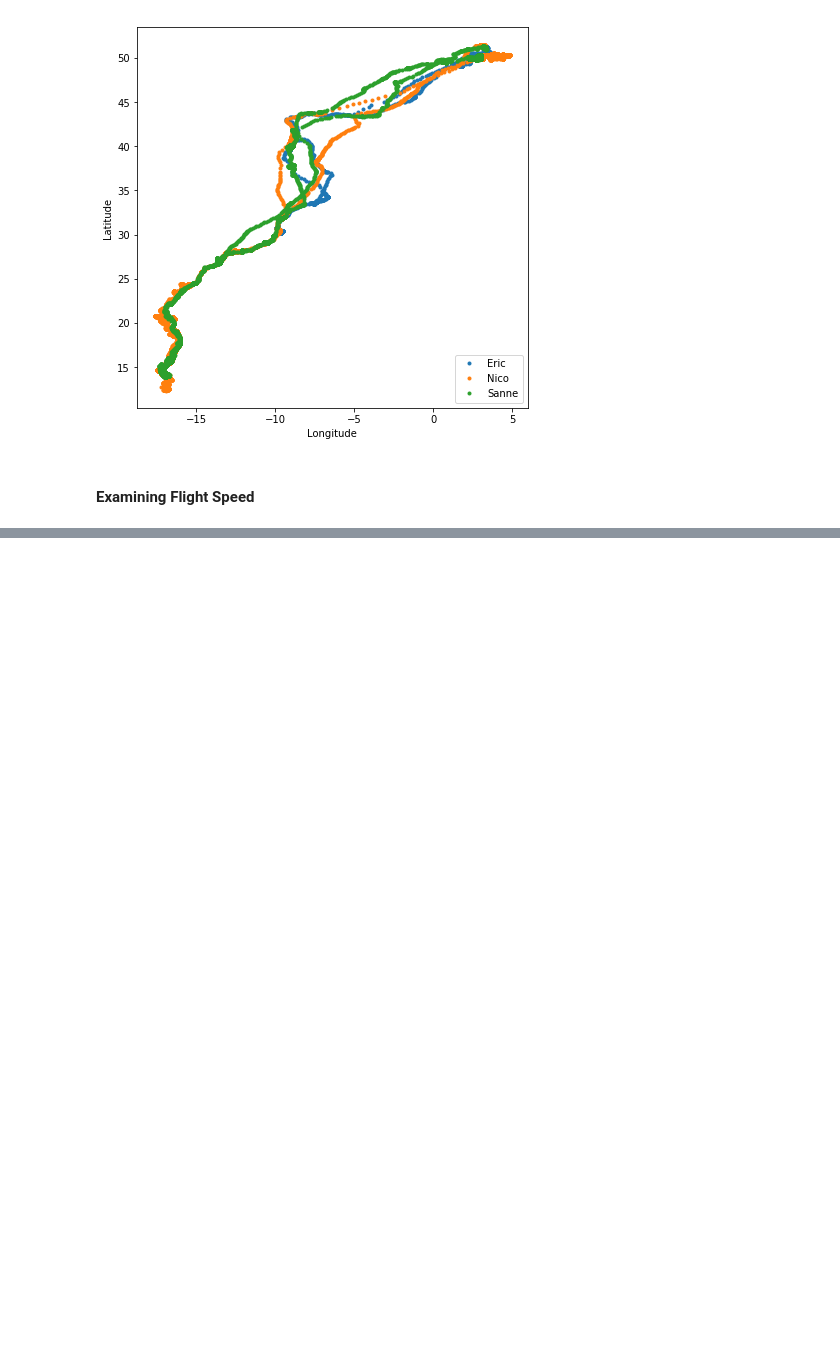
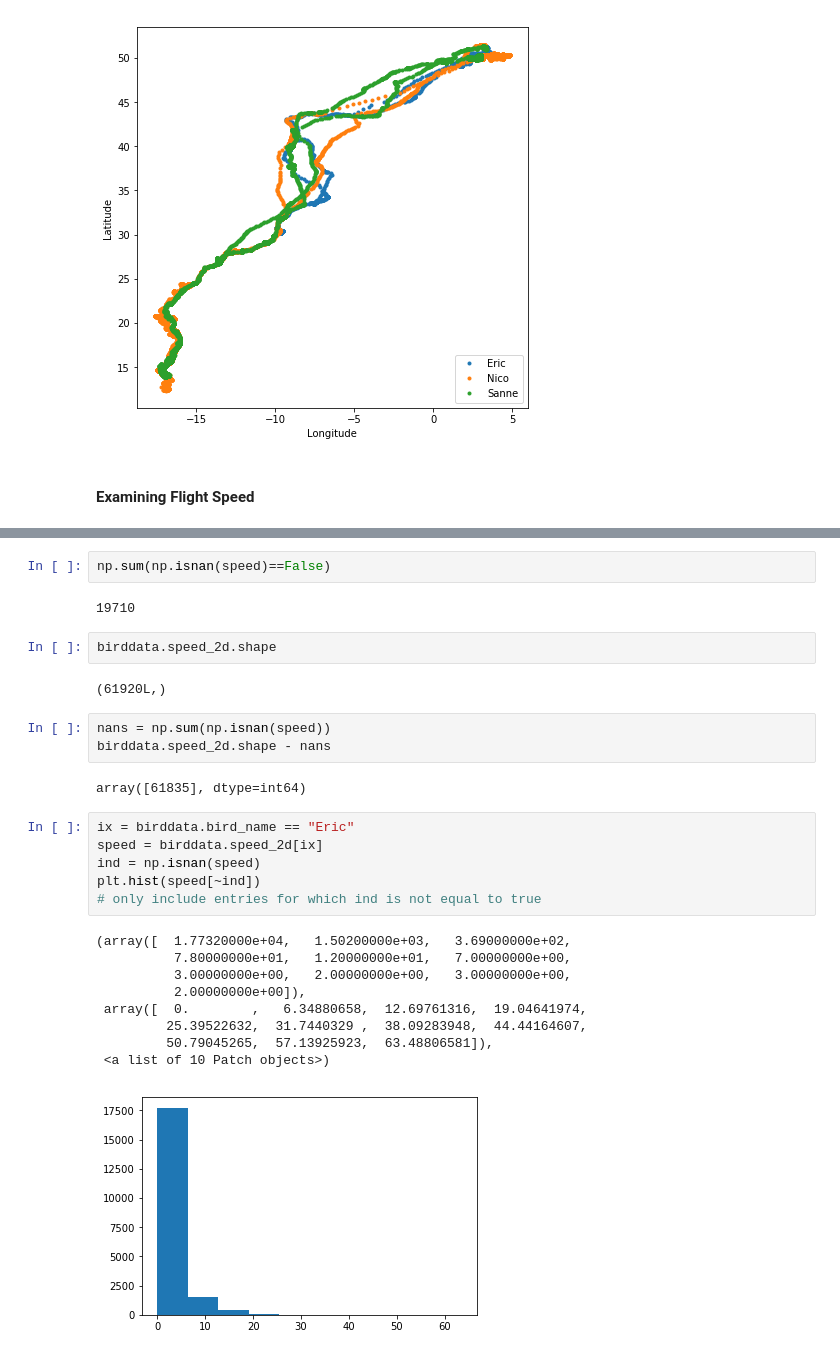
Before and after one commit to akell47/Python, a Jupyter notebook: BirdTracking.ipynb, the cells around one changed output, grey strips where cells are left out. Cells and saved outputs as stored; diff of their text form; blank space fills up the shorter version.

```diff
--- a/BirdTracking.ipynb
+++ b/BirdTracking.ipynb
@@ -70,0 +141,29 @@ plt.legend(loc="lower right")
+# %%
+np.sum(np.isnan(speed)==False)
+# %% [output]
+19710
+# %%
+birddata.speed_2d.shape
+# %% [output]
+(61920L,)
+# %%
+nans = np.sum(np.isnan(speed))
+birddata.speed_2d.shape - nans
+# %% [output]
+array([61835], dtype=int64)
+# %%
+ix = birddata.bird_name == "Eric"
+speed = birddata.speed_2d[ix]
+ind = np.isnan(speed)
+plt.hist(speed[~ind])
+# only include entries for which ind is not equal to true
+# %% [output]
+(array([  1.77320000e+04,   1.50200000e+03,   3.69000000e+02,
+          7.80000000e+01,   1.20000000e+01,   7.00000000e+00,
+          3.00000000e+00,   2.00000000e+00,   3.00000000e+00,
+          2.00000000e+00]),
+ array([  0.        ,   6.34880658,  12.69761316,  19.04641974,
+         25.39522632,  31.7440329 ,  38.09283948,  44.44164607,
+         50.79045265,  57.13925923,  63.48806581]),
+ <a list of 10 Patch objects>)
+[figure, added]
```
Also changed, not shown: parts of 37 cells of this notebook.
